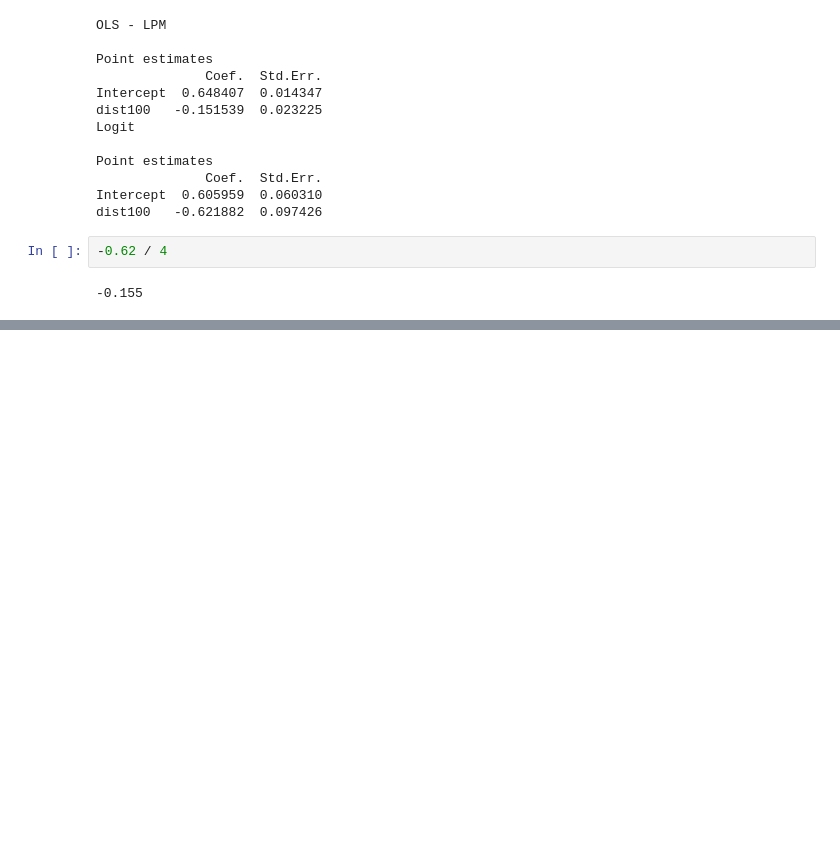
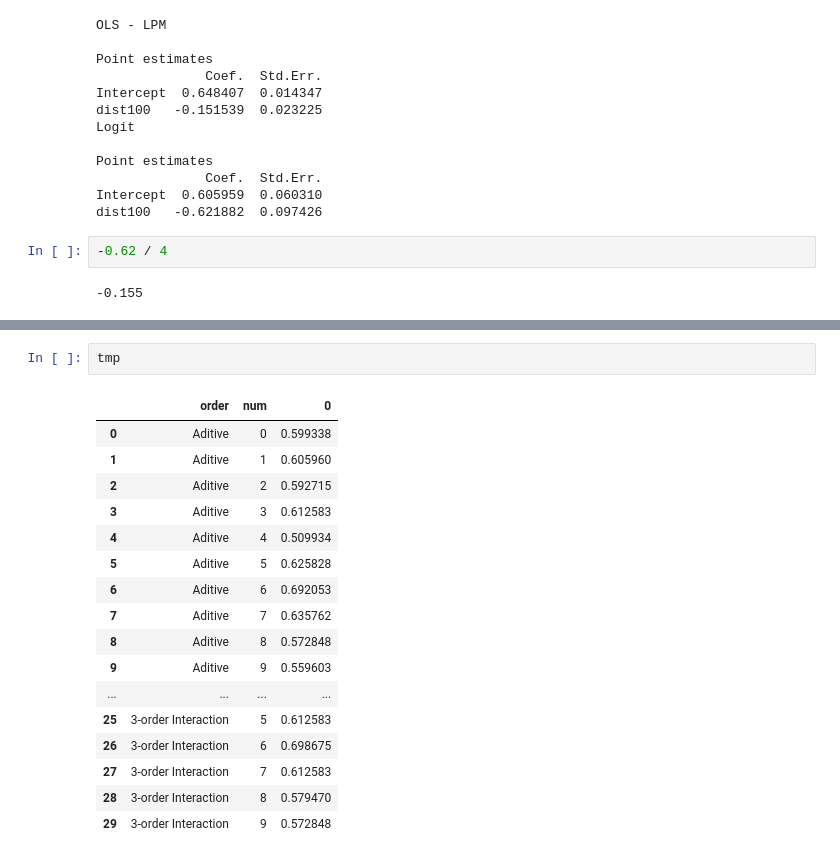
Before and after one commit to Denniels/Fundamentos-data-sciens, a Jupyter notebook: auto_clasificacion.ipynb, the cells around one changed output, grey strips where cells are left out. Drawn from its saved outputs; the diff is of its cells as text; blank space fills up the shorter version.

```diff
--- a/auto_clasificacion.ipynb
+++ b/auto_clasificacion.ipynb
@@ -241,0 +509,20 @@ dist100   -0.621882  0.097426
+# %%
+tmp
+# %% [output]
+|  | order | num | 0 |
+| 0 | Aditive | 0 | 0.599338 |
+| 1 | Aditive | 1 | 0.605960 |
+| 2 | Aditive | 2 | 0.592715 |
+| 3 | Aditive | 3 | 0.612583 |
+| 4 | Aditive | 4 | 0.509934 |
+| 5 | Aditive | 5 | 0.625828 |
+| 6 | Aditive | 6 | 0.692053 |
+| 7 | Aditive | 7 | 0.635762 |
+| 8 | Aditive | 8 | 0.572848 |
+| 9 | Aditive | 9 | 0.559603 |
+| ... | ... | ... | ... |
+| 25 | 3-order Interaction | 5 | 0.612583 |
+| 26 | 3-order Interaction | 6 | 0.698675 |
+| 27 | 3-order Interaction | 7 | 0.612583 |
+| 28 | 3-order Interaction | 8 | 0.579470 |
+| 29 | 3-order Interaction | 9 | 0.572848 |
```
Also changed, not shown: parts of 47 cells of this notebook, 5 other files.
